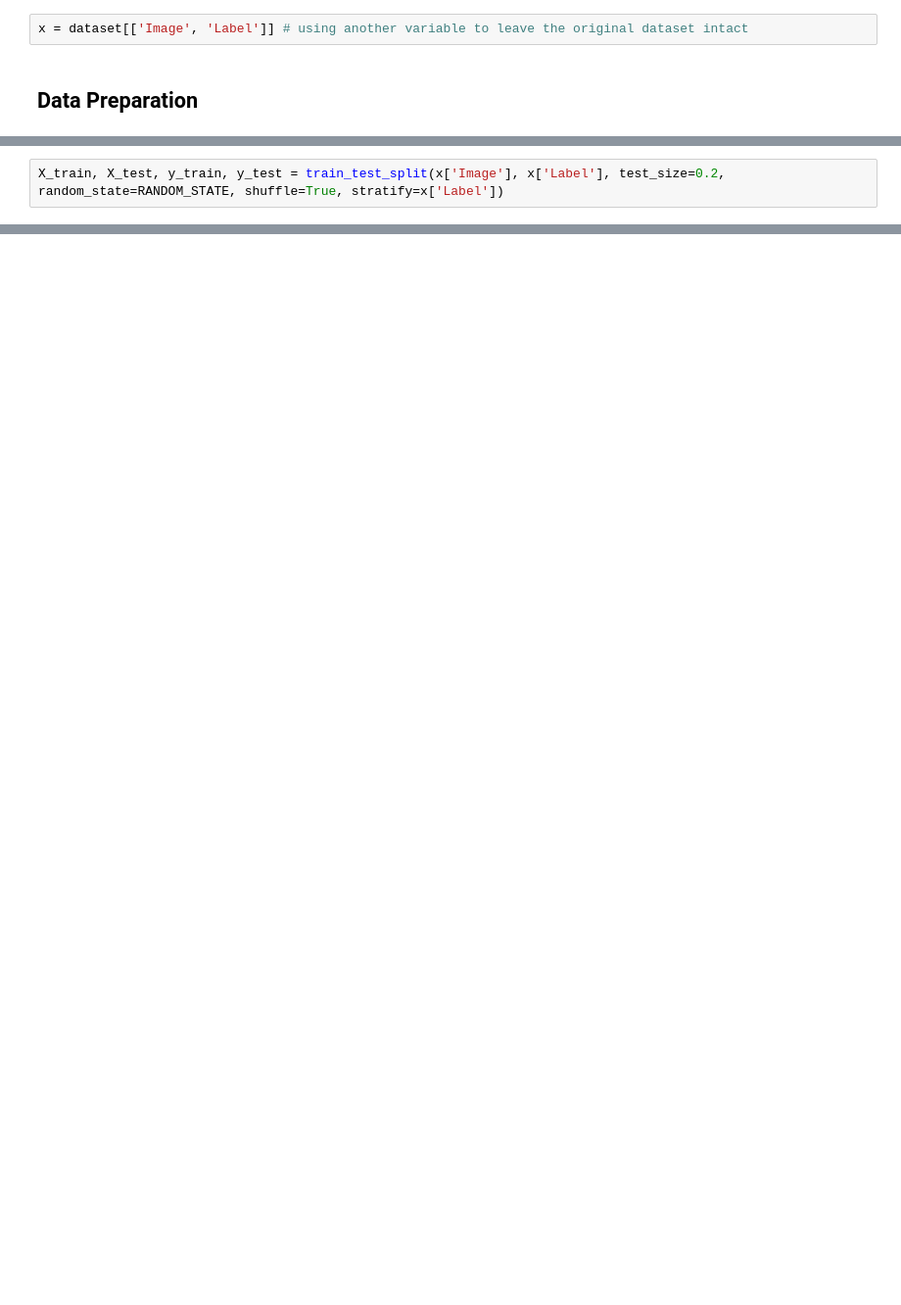
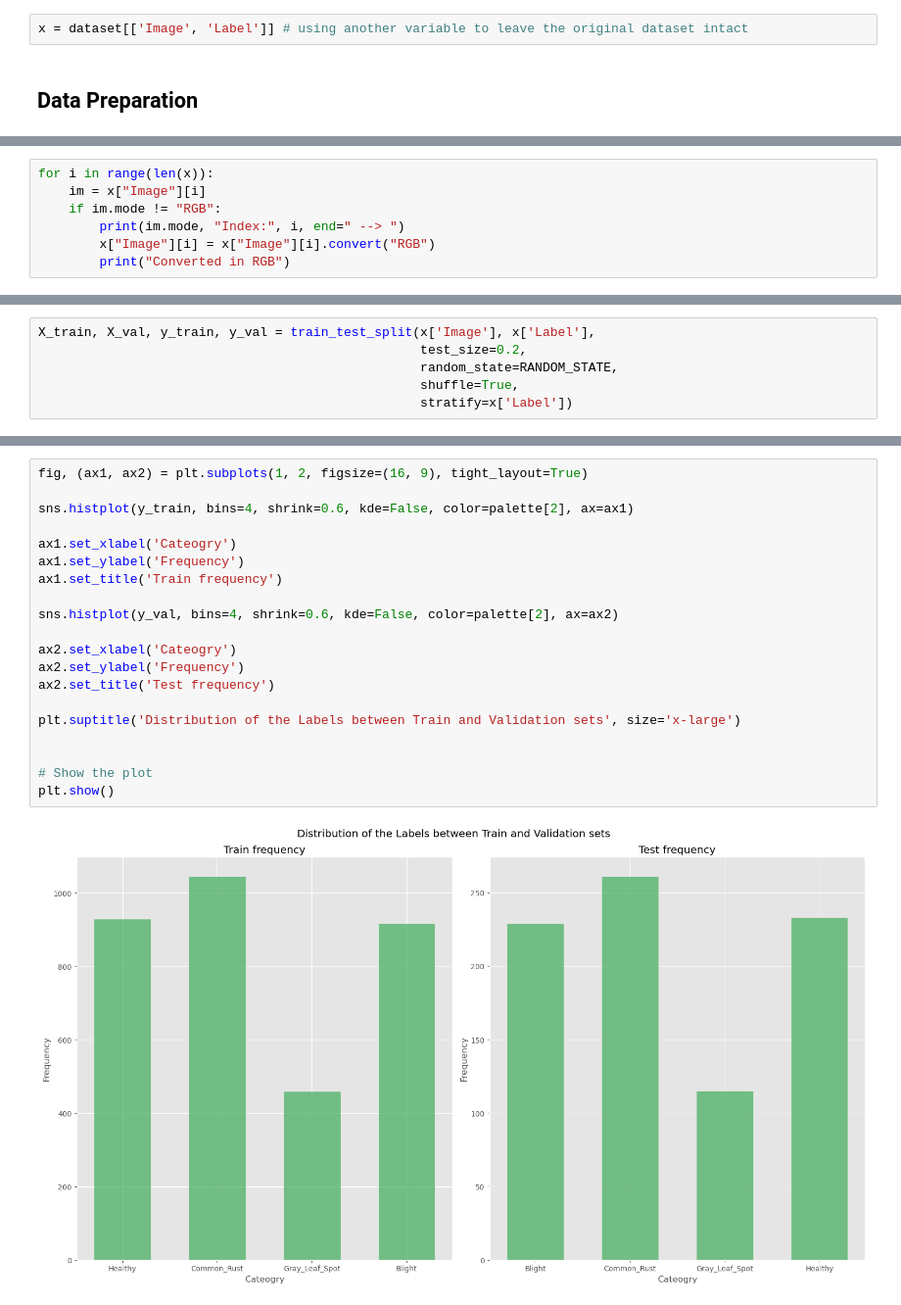
Before and after one commit to riccardo-borgo/Corn-Disease, a Jupyter notebook: main.ipynb, the cells around one changed output, grey strips where cells are left out. Shown at 98% size. Cells and saved outputs as stored; diff of their text form; blank space fills up the shorter version.

```diff
--- a/main.ipynb
+++ b/main.ipynb
@@ -126,0 +133,7 @@ x = dataset[['Image', 'Label']] # using another variable to leave the original d
+# %%
+for i in range(len(x)):
+    im = x["Image"][i]
+    if im.mode != "RGB":
+        print(im.mode, "Index:", i, end=" --> ")
+        x["Image"][i] = x["Image"][i].convert("RGB")
+        print("Converted in RGB")
@@ -127,4 +146,8 @@ x = dataset[['Image', 'Label']] # using another variable to leave the original d
 # %%
-X_train, X_test, y_train, y_test = train_test_split(x['Image'], x['Label'], test_size=0.2, random_state=RANDOM_STATE, shuffle=True, stratify=x['Label'])
+X_train, X_val, y_train, y_val = train_test_split(x['Image'], x['Label'],
+                                                  test_size=0.2,
+                                                  random_state=RANDOM_STATE,
+                                                  shuffle=True,
+                                                  stratify=x['Label'])
 # %%
 print('X_train shape:', X_train.shape)
@@ -138,0 +162,22 @@ y_test shape: (838,)
+# %%
+fig, (ax1, ax2) = plt.subplots(1, 2, figsize=(16, 9), tight_layout=True)
+
+sns.histplot(y_train, bins=4, shrink=0.6, kde=False, color=palette[2], ax=ax1)
+
+ax1.set_xlabel('Cateogry')
+ax1.set_ylabel('Frequency')
+ax1.set_title('Train frequency')
+
+sns.histplot(y_val, bins=4, shrink=0.6, kde=False, color=palette[2], ax=ax2)
+
+ax2.set_xlabel('Cateogry')
+ax2.set_ylabel('Frequency')
+ax2.set_title('Test frequency')
+
+plt.suptitle('Distribution of the Labels between Train and Validation sets', size='x-large')
+
+
+# Show the plot
+plt.show()
+# %% [output]
+[figure, added]
```
Also changed, not shown: parts of 38 cells of this notebook.
